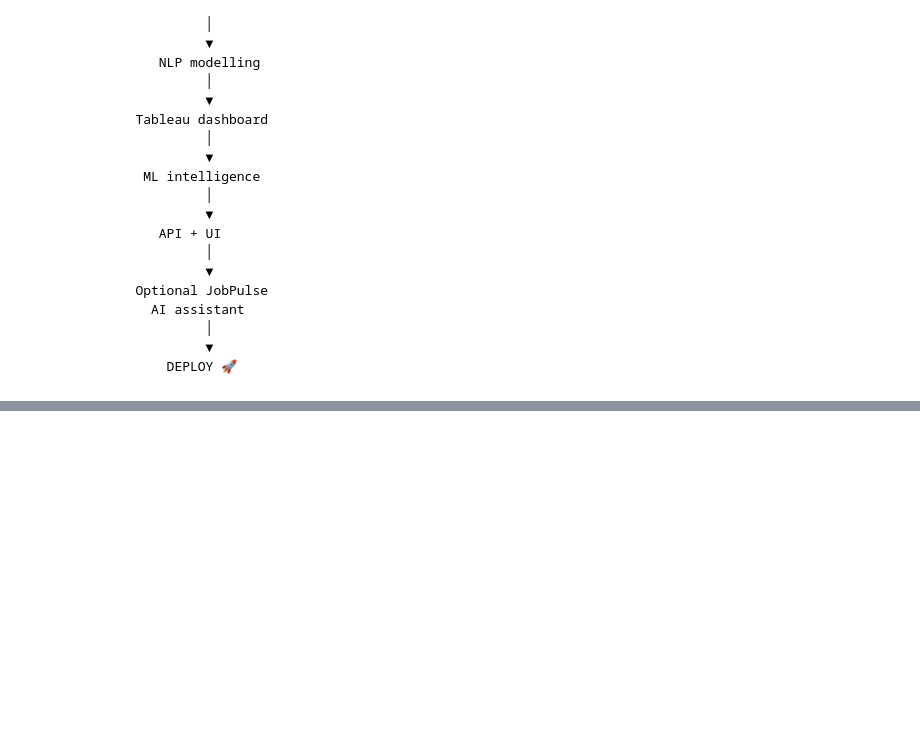
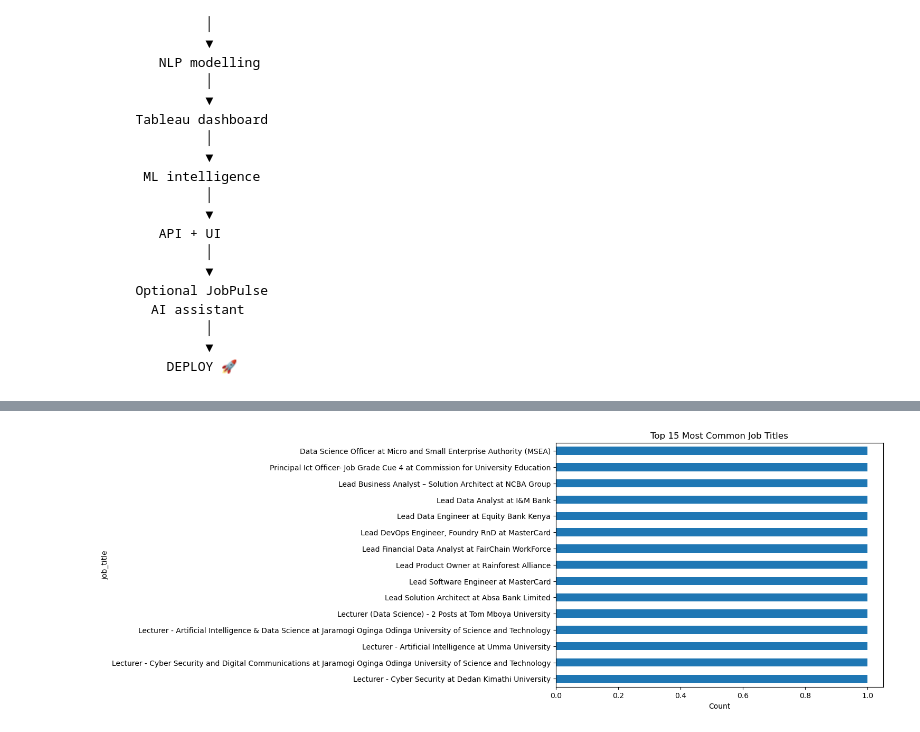
Before and after one commit to franciswairagu/jobpulseKe, a Jupyter notebook: notebooks/notebook.ipynb, the cells around one changed output, grey strips where cells are left out. Saved outputs shown, nothing was run; the diff lists cells and outputs as text; code cells hidden in the pictures; blank space fills up the shorter version.

```diff
--- a/notebooks/notebook.ipynb
+++ b/notebooks/notebook.ipynb
@@ -64,0 +209,11 @@ df[df["is_tech_job"]==1]
+# %%
+# --- Most demanded roles / tech categories ---
+top_titles = df["job_title"].value_counts().head(15)
+top_titles.plot(kind="barh", figsize=(8, 6))
+plt.title("Top 15 Most Common Job Titles")
+plt.xlabel("Count")
+plt.gca().invert_yaxis()
+plt.tight_layout()
+plt.show()
+# %% [output]
+[figure, added]
```
Also changed, not shown: parts of 17 cells of this notebook, 1 other file.
